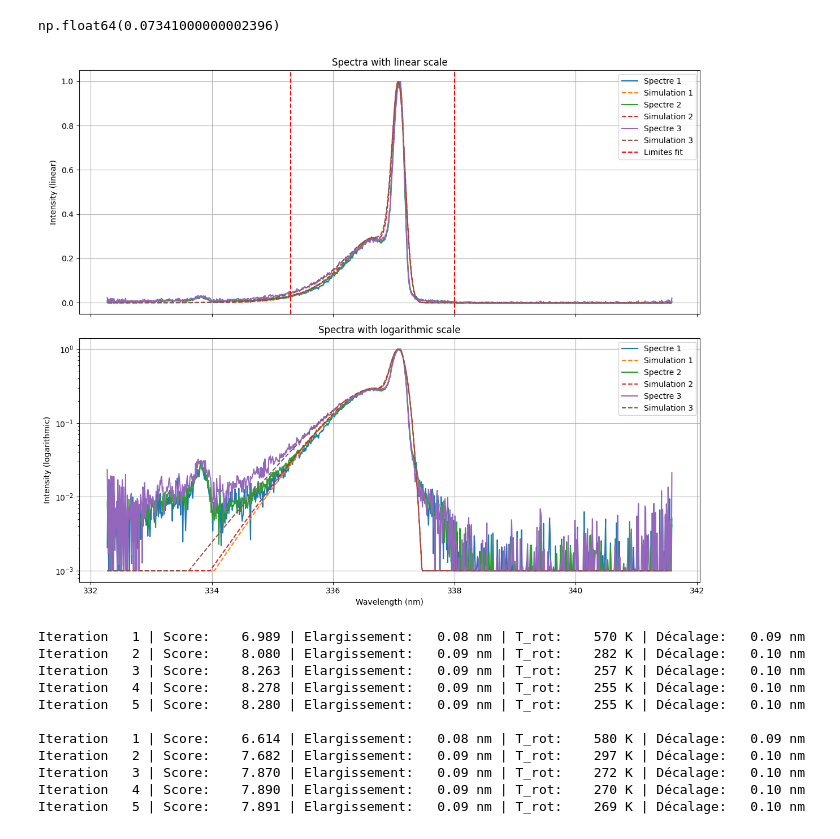
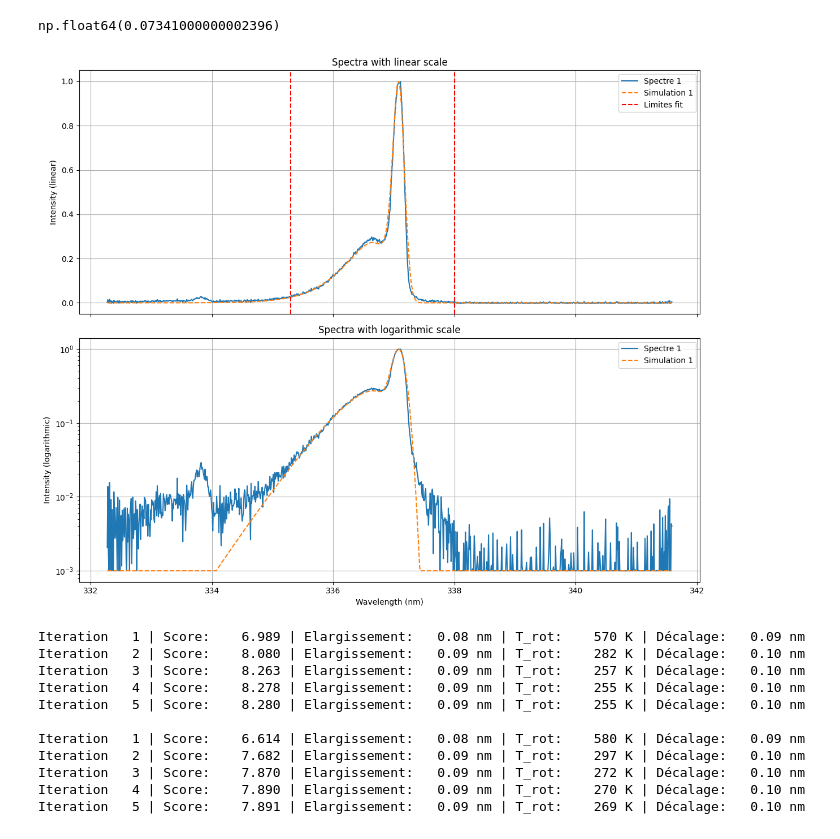
Before and after one commit to Hubert-LEROUX/xspectra, a Jupyter notebook: examples/temperature_analysis.ipynb, the cells around one changed output. Saved outputs shown, nothing was run; the diff lists cells and outputs as text; code cells hidden in the pictures.

```diff
--- a/examples/temperature_analysis.ipynb
+++ b/examples/temperature_analysis.ipynb
@@ -224,40 +224,41 @@ decalage_vs_simulation = 0.1 # Or you can fix it manually (you can even make it
 # %%
 # Calcul du spectre de simulation
 T_rot_assumption = [t[0] for t in T_rot_R_branch]
-simulation_spectrum = [sim.get_spectrum(datas[0, :, 0]+decalage_vs_simulation, T_el=1_000, T_vib=T_vib[0], T_rot=T_rot_assumption[i], sigma_exp=0.1) for i in range(3)]
+# T_rot_assumption = [255,265,305] # données du fit plus bas
+simulation_spectrum = [sim.get_spectrum(datas[0, :, 0]+decalage_vs_simulation, T_el=1_000, T_vib=T_vib[0], T_rot=T_rot_assumption[i], sigma_exp=0.09) for i in range(3)]
 # %%
 fig, axs = plt.subplots(2, 1, figsize=(12, 10), sharex=True)
 
 # Graphique avec échelle linéaire
-for i, data in enumerate(datas):
+for i, data in enumerate([datas[0]]):
     axs[0].plot(data[:, 0], data[:, 1], label=f'Spectre {i + 1}')
     axs[0].plot(datas[0, :, 0], simulation_spectrum[i], label=f'Simulation {i+1}', linestyle='--')
 
 axs[0].axvline(x=llims[0], color='r', linestyle='--', label='Limites fit')
 axs[0].axvline(x=llims[1], color='r', linestyle='--')
 
 axs[0].set_ylabel('Intensity (linear)')
 axs[0].set_title('Spectra with linear scale')
 axs[0].legend()
 axs[0].grid()
 
 # Graphique avec échelle logarithmique
 epsilon = 1e-3
-for i, data in enumerate(datas):
+for i, data in enumerate([datas[0]]):
     axs[1].plot(data[:, 0], [x if x > epsilon else epsilon for x in data[:, 1]], label=f'Spectre {i + 1}')
     axs[1].plot(datas[0, :, 0], [x if x > epsilon else epsilon for x in simulation_spectrum[i]], label=f'Simulation {i+1}', linestyle='--')
 axs[1].set_yscale('log')
 axs[1].set_xlabel('Wavelength (nm)')
 axs[1].set_ylabel('Intensity (logarithmic)')
 axs[1].set_title('Spectra with logarithmic scale')
 axs[1].legend()
 axs[1].grid()
 
 plt.tight_layout()
 plt.savefig("./res/spectrum_simulation.png")
 plt.show()
 # %% [output]
-[figure, old version]
+[figure, new version]
 # %%
 T_rot_sim = np.zeros(len(datas))
 elargissement_sim = np.zeros(len(datas))
```
Also changed, not shown: parts of 8 cells of this notebook, 5 other files.
